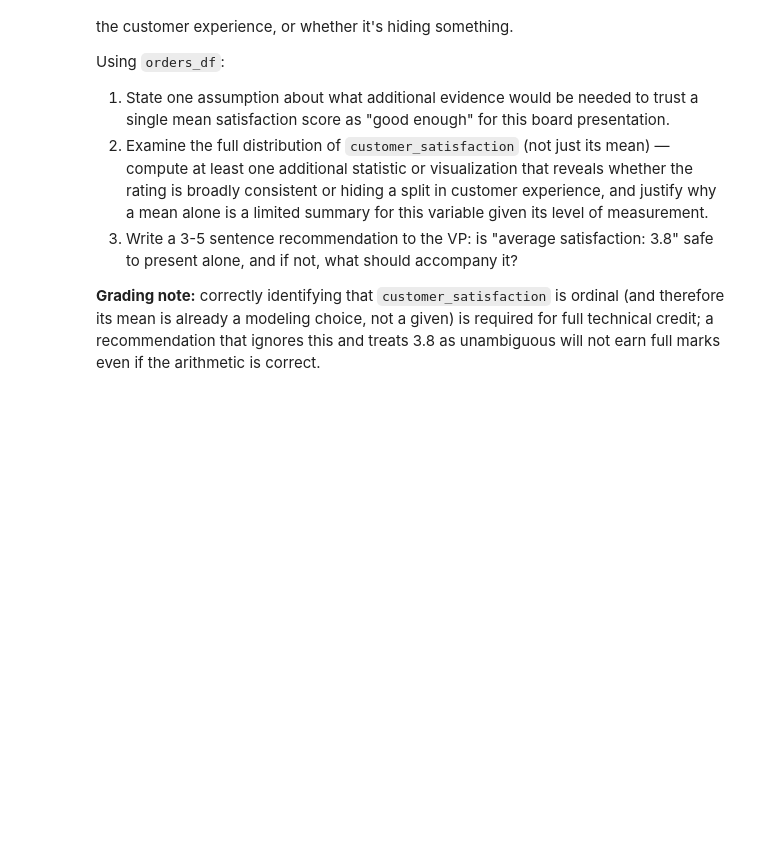
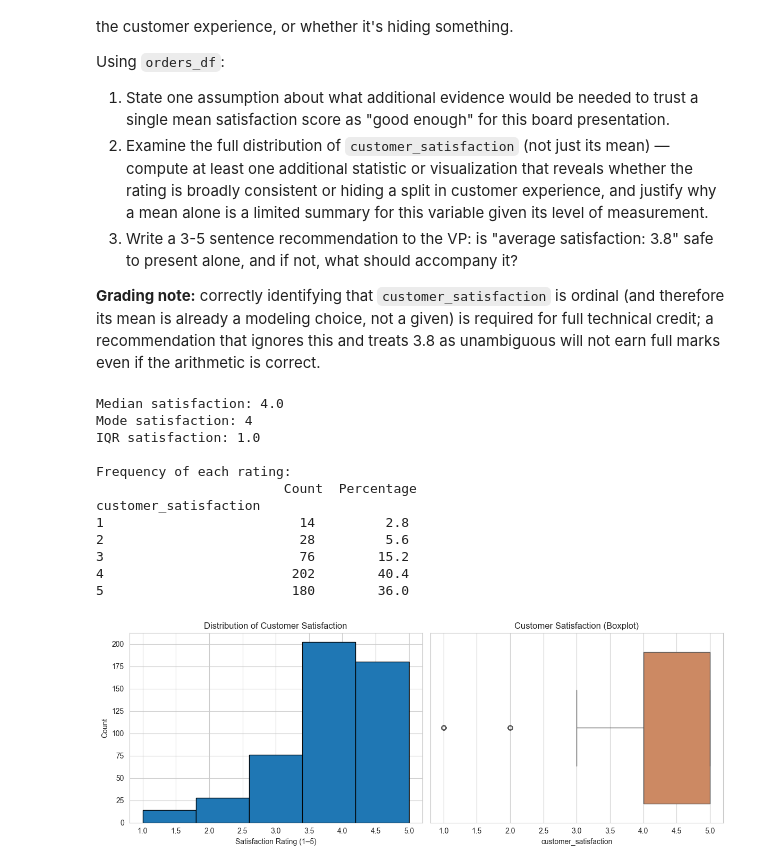
Before and after one commit to nikkeijane/PMDSC_UPC, a Jupyter notebook: DS 207 - Mathematics for Data Science/Assignment/ds207_01_descriptivestats_assignment.ipynb, the cells around one changed output. Cells and saved outputs as stored; diff of their text form; code cells hidden in the pictures; blank space fills up the shorter version.

```diff
--- a/DS 207 - Mathematics for Data Science/Assignment/ds207_01_descriptivestats_assignment.ipynb
+++ b/DS 207 - Mathematics for Data Science/Assignment/ds207_01_descriptivestats_assignment.ipynb
@@ -174,8 +268,56 @@ Using `orders_df`:
 # %%
 # TODO: Item 2.2
 # Examine the distribution of customer_satisfaction beyond its mean. Compute
 # supporting statistics and/or produce a visualization, then write your
 # assumption and recommendation in the markdown cell below.
+
+# Basic distribution statistics
+median_score = orders_df['customer_satisfaction'].median()
+mode_score = orders_df['customer_satisfaction'].mode()[0]
+iqr_score = orders_df['customer_satisfaction'].quantile(0.75) - orders_df['customer_satisfaction'].quantile(0.25)
+
+print("Median satisfaction:", median_score)
+print("Mode satisfaction:", mode_score)
+print("IQR satisfaction:", iqr_score)
+
+# Frequency table with counts and percentages
+freq_counts = orders_df['customer_satisfaction'].value_counts().sort_index()
+freq_percent = orders_df['customer_satisfaction'].value_counts(normalize=True).sort_index() * 100
+
+freq_table = pd.DataFrame({
+    "Count": freq_counts,
+    "Percentage": freq_percent.round(2)
+})
+
+print("\nFrequency of each rating:\n", freq_table)
+
+# Visualization: histogram + boxplot side by side
+fig, axes = plt.subplots(1, 2, figsize=(12, 4.5))
+
+orders_df['customer_satisfaction'].hist(bins=5, edgecolor='black', ax=axes[0])
+axes[0].set_title("Distribution of Customer Satisfaction")
+axes[0].set_xlabel("Satisfaction Rating (1–5)")
+axes[0].set_ylabel("Count")
+
+sns.boxplot(x=orders_df['customer_satisfaction'], ax=axes[1], color="#DD8452")
+axes[1].set_title("Customer Satisfaction (Boxplot)")
+
+plt.tight_layout()
+plt.show()
+# %% [output]
+Median satisfaction: 4.0
+Mode satisfaction: 4
+IQR satisfaction: 1.0
+
+Frequency of each rating:
+                        Count  Percentage
+customer_satisfaction
+1                         14         2.8
+2                         28         5.6
+3                         76        15.2
+4                        202        40.4
+5                        180        36.0
+[figure, added]
 # %% [markdown]
 *Your assumption and recommendation for Item 2.2:*
 
```
Also changed, not shown: parts of 9 cells of this notebook.
